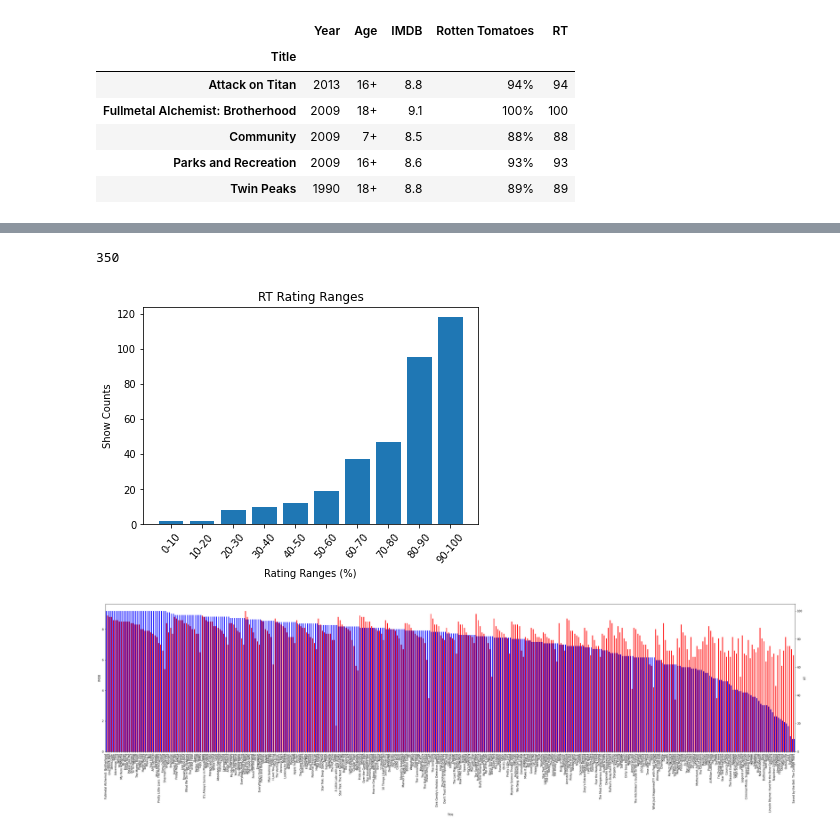
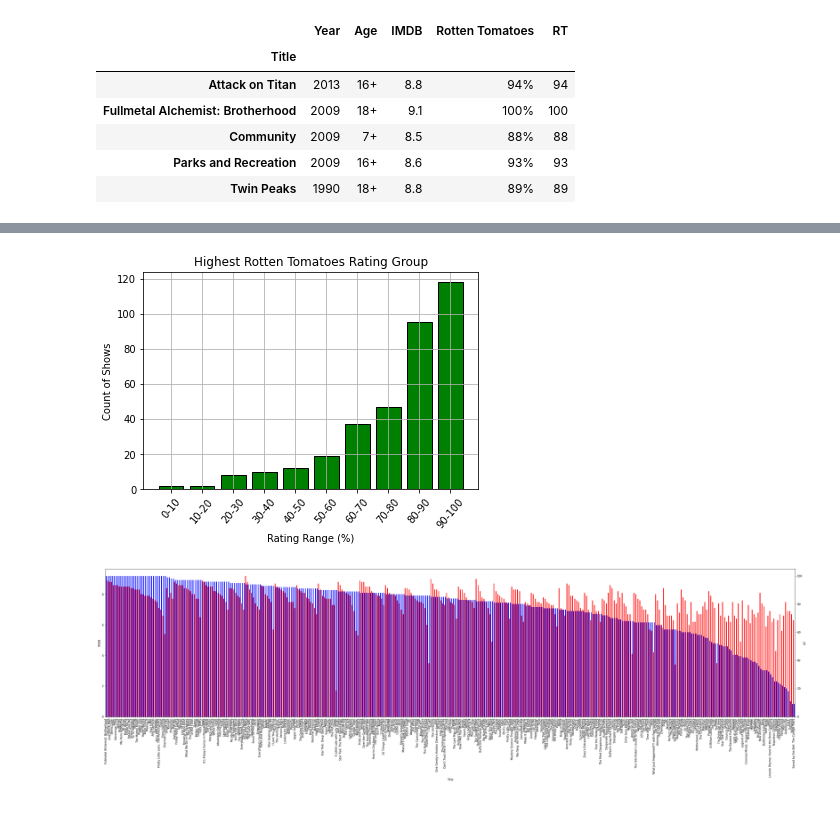
Before and after one commit to Tgreenhu/streaming-platform-analysis, a Jupyter notebook: Streaming Platforms/hulu.ipynb, the cells around one changed output, grey strips where cells are left out. Drawn from its saved outputs; the diff is of its cells as text; code cells hidden in the pictures.

```diff
--- a/Streaming Platforms/hulu.ipynb
+++ b/Streaming Platforms/hulu.ipynb
@@ -209,30 +168,21 @@ ranges2.sum()
 # %%
-# Rotten Tomatoes Rating Groups using bins
+# Group Rotten Tomatoes ratings into bins to create a bar graph
 
 bins3 = [0, 9, 19, 29, 39, 49, 59, 69, 79, 89, 100]
-
 groups3 = ['0-10', '10-20', '20-30', '30-40', '40-50', '50-60', '60-70', '70-80', '80-90', '90-100']
-
 hulu_df_dropped['RT Rating Ranges'] = pd.cut(hulu_df_dropped['RT'], bins3, labels=groups3)
 
 rt_rating_ranges = hulu_df_dropped.groupby('RT Rating Ranges')
-
 ranges3 = rt_rating_ranges['RT Rating Ranges'].count()
 
-plt.bar(groups3, ranges3);
-
-plt.title('RT Rating Ranges')
-
-plt.xlabel('Rating Ranges (%)')
-
-plt.ylabel('Show Counts')
-
+plt.bar(groups3, ranges3, color = 'green', edgecolor = 'black');
+plt.title('Highest Rotten Tomatoes Rating Group');
+plt.xlabel('Rating Range (%)');
+plt.ylabel('Count of Shows');
 plt.xticks(rotation=50);
-
-ranges3.sum()
+plt.grid();
 # %% [output]
-350
-[figure, old version]
+[figure, new version]
 # %%
 # Compares each show's IMDB and Rotten Tomatoes' rating
 
```
Also changed, not shown: parts of 22 cells of this notebook, 1 other file.
